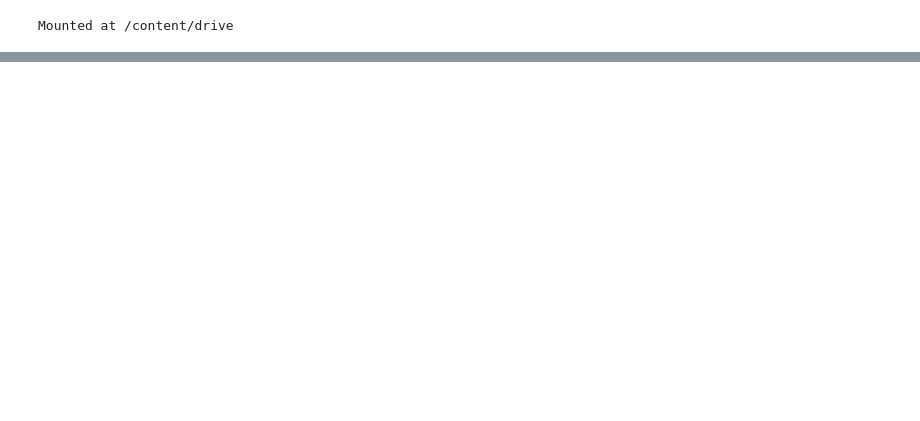
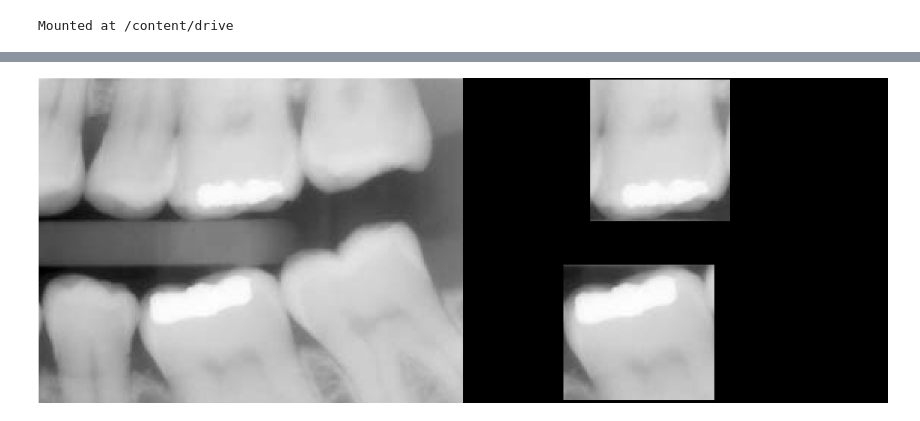
Before and after one commit to kinanpermata/PCVK-Genap-20-21, a Jupyter notebook: Week5.ipynb, the cells around one changed output, grey strips where cells are left out. Saved outputs shown, nothing was run; the diff lists cells and outputs as text; code cells hidden in the pictures; blank space fills up the shorter version.

```diff
--- a/Week5.ipynb
+++ b/Week5.ipynb
@@ -22,0 +44,23 @@ image = cv.imread('/content/drive/MyDrive/PVCK/female.tiff')
+# %%
+# No 4
+
+import cv2 as cv
+from google.colab.patches import cv2_imshow
+from skimage import io
+import matplotlib.pyplot as plt
+import numpy as np
+
+image = cv.imread('/content/drive/MyDrive/PVCK/teeth.jpg')
+mask = np.zeros(image.shape, dtype=np.uint8)
+mask = cv.rectangle(mask, pt1=(320,595), pt2=(800,1025), color=(255,255,255), thickness = -1)
+
+result = image & mask
+
+mask1 = cv.rectangle(mask,pt1=(405,5), pt2=(850,455), color=(255,255,255), thickness=-1)
+
+result = image & mask1
+
+final_frame = cv.hconcat((image, result))
+cv2_imshow(final_frame)
+# %% [output]
+[figure, added]
```
Also changed, not shown: parts of 5 cells of this notebook.
